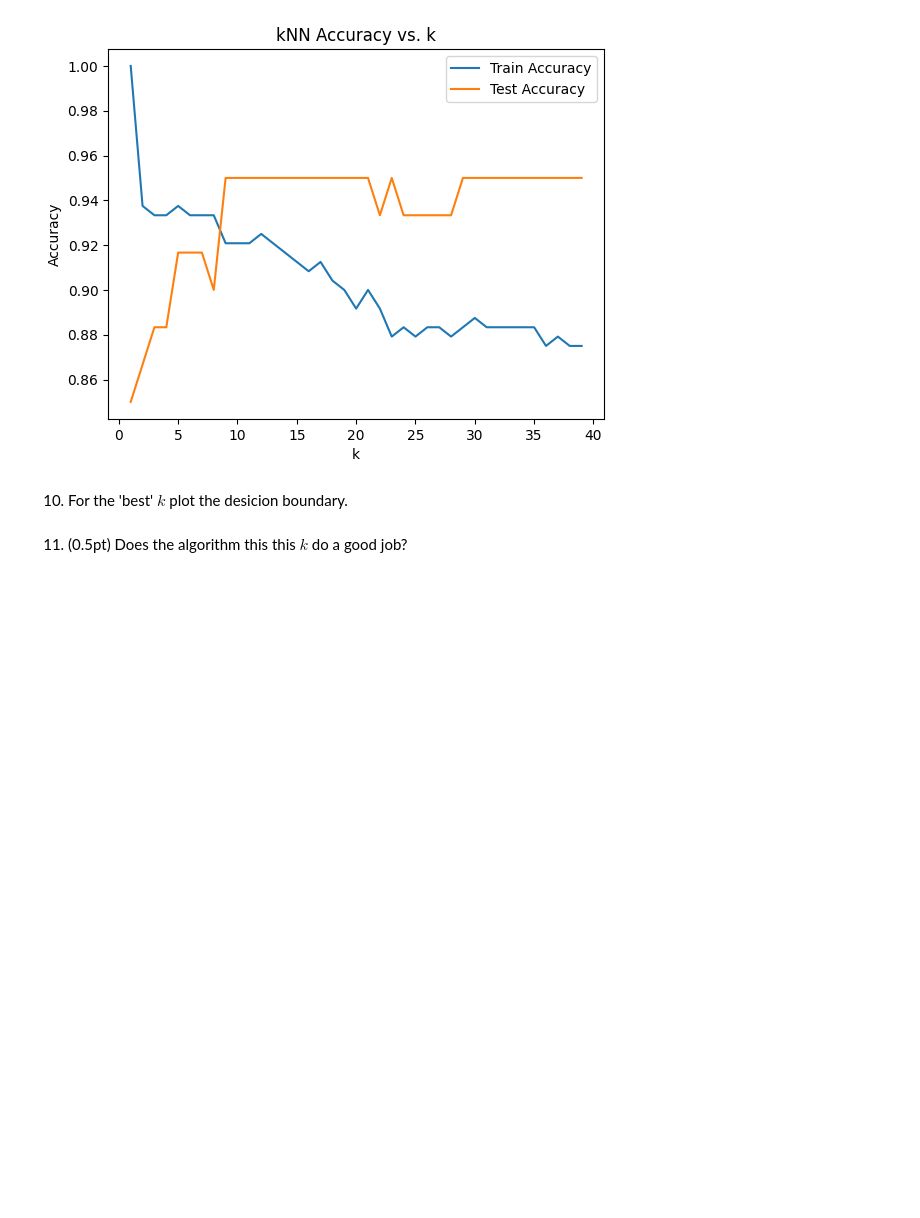
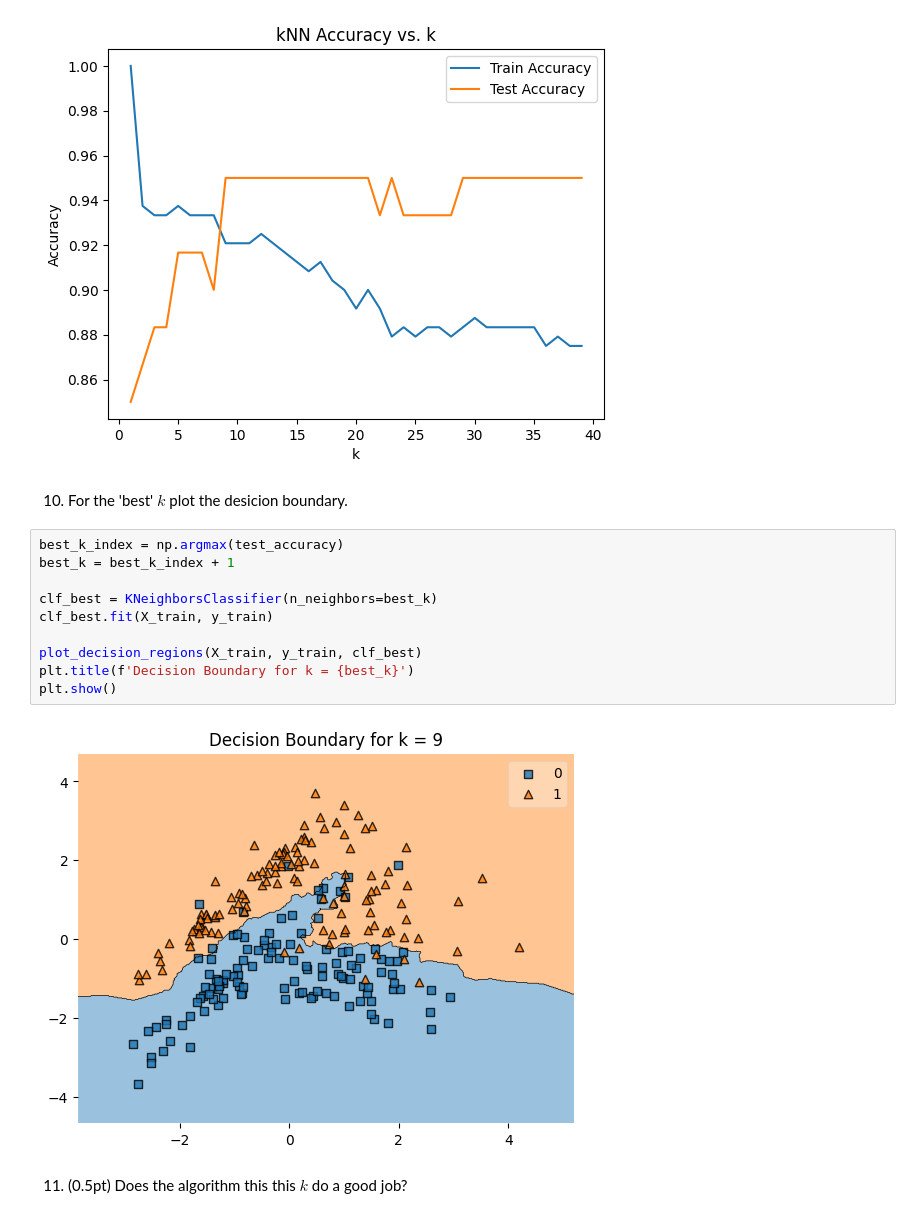
Before and after one commit to ansleyo/RIT_ML, a Jupyter notebook: 2025_spring/Week01_KNN/HW1.ipynb, the cells around one changed output. Cells and saved outputs as stored; diff of their text form; blank space fills up the shorter version.

```diff
--- a/2025_spring/Week01_KNN/HW1.ipynb
+++ b/2025_spring/Week01_KNN/HW1.ipynb
@@ -209,6 +209,18 @@ plt.show()
 [figure]
 # %% [markdown]
 10. For the 'best' $k$ plot the desicion boundary.
+# %%
+best_k_index = np.argmax(test_accuracy)
+best_k = best_k_index + 1
+
+clf_best = KNeighborsClassifier(n_neighbors=best_k)
+clf_best.fit(X_train, y_train)
+
+plot_decision_regions(X_train, y_train, clf_best)
+plt.title(f'Decision Boundary for k = {best_k}')
+plt.show()
+# %% [output]
+[figure, added]
 # %% [markdown]
 11. (0.5pt) Does the algorithm this this $k$ do a good job?
 # %% [markdown]
```
Also changed, not shown: parts of 1 cell of this notebook.
